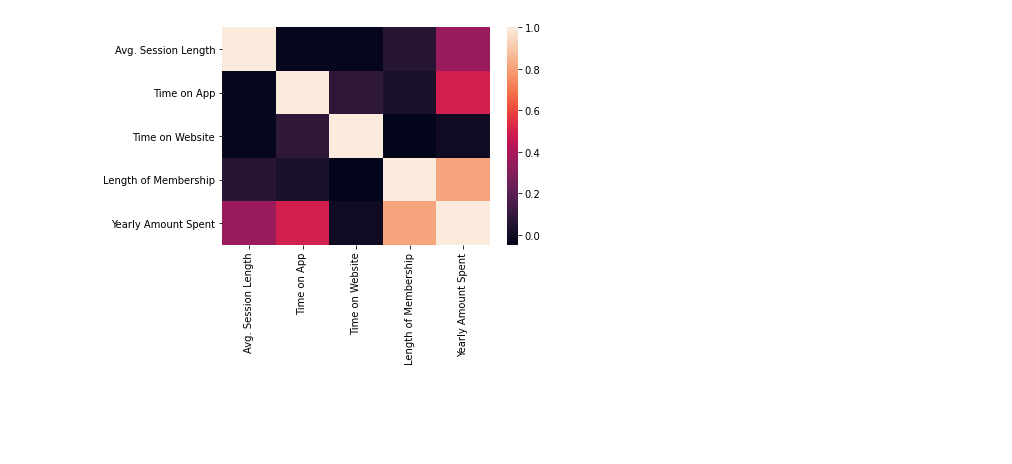
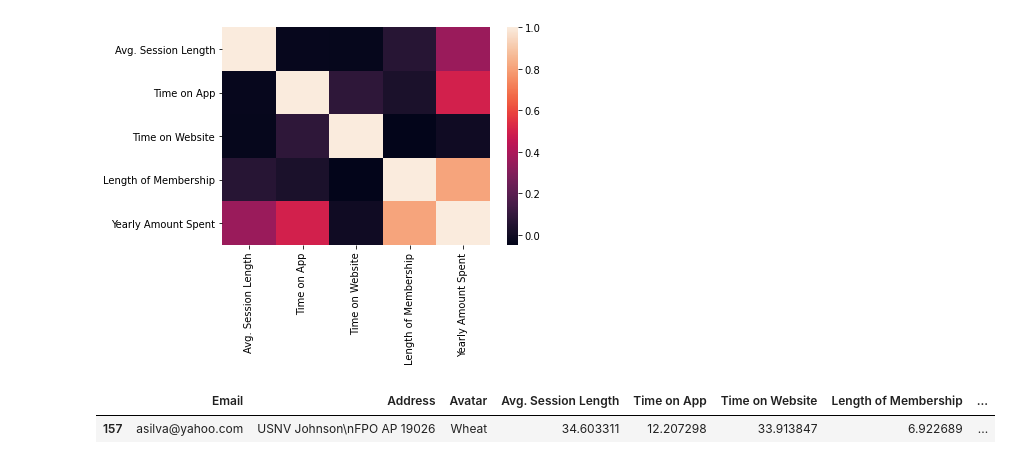
Before and after one commit to babiswas/pandasrepo, a Jupyter notebook: Ecommerce Customers.ipynb, the cells around one changed output. Cells and saved outputs as stored; diff of their text form; code cells hidden in the pictures; blank space fills up the shorter version.

```diff
--- a/Ecommerce Customers.ipynb
+++ b/Ecommerce Customers.ipynb
@@ -58,3 +58,8 @@ sns.heatmap(customer.corr())
 # %% [output]
 <AxesSubplot:>
 [figure]
+# %%
+df[df['Length of Membership']==df['Length of Membership'].max()]
+# %% [output]
+|  | Email | Address | Avatar | Avg. Session Length | Time on App | Time on Website | Length of Membership | ... |
+| 157 | asilva@yahoo.com | USNV Johnson\nFPO AP 19026 | Wheat | 34.603311 | 12.207298 | 33.913847 | 6.922689 | ... |
```
Also changed, not shown: parts of 2 cells of this notebook.
